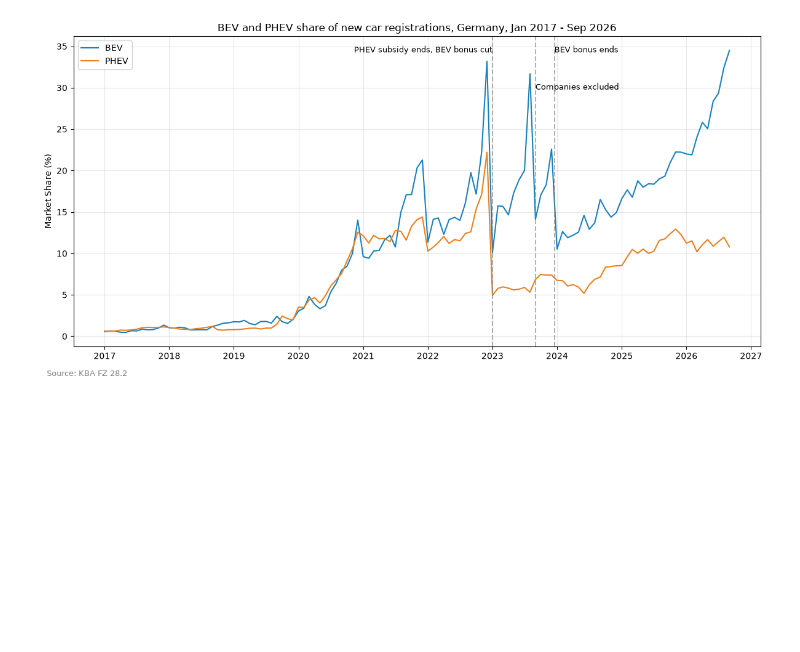
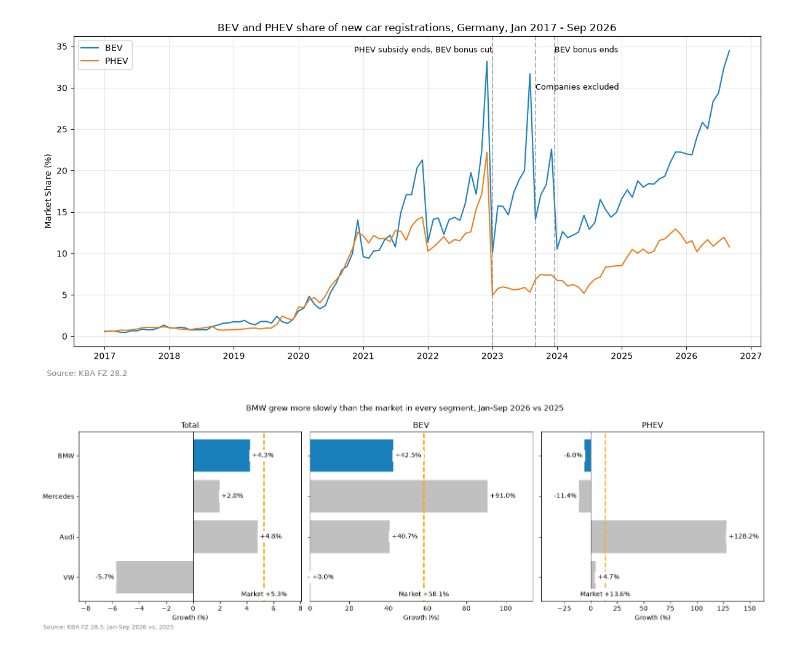
Before and after one commit to cankale/bmw-electric-vehicle-market-analysis, a Jupyter notebook: src/02_brand_analysis.ipynb, the cells around one changed output. Drawn from its saved outputs; the diff is of its cells as text; code cells hidden in the pictures; blank space fills up the shorter version.

```diff
--- a/src/02_brand_analysis.ipynb
+++ b/src/02_brand_analysis.ipynb
@@ -364,3 +364,71 @@ plt.savefig("../reports/figures/national_ev_share_trend.png", dpi=150)
 plt.show()
 # %% [output]
 [figure]
+# %%
+brands = ['bmw', 'mercedes', 'audi', 'vw']
+growth_cols = [col for col in final_df.columns if col.endswith("_growth_ytd")]
+
+brands_df = final_df.set_index('brand').loc[brands, growth_cols]
+
+assert len(brands_df) == 4
+# %%
+fig, axs = plt.subplots(1,3,figsize=(16, 5), sharey=True)
+categories = brands_df.columns
+colors = ['#1a80bb' if brand == 'bmw' else 'silver' for brand in brands_df.index]
+
+
+for ax, category in zip(axs, categories):
+    name = category.split('_')[0]
+    market_value = market_growth[name]
+
+
+    bars = ax.barh(brands_df.index.map({
+        'bmw': 'BMW',
+        'mercedes': 'Mercedes',
+        'audi': 'Audi',
+        'vw': 'VW'
+    }), brands_df[category], color=colors)
+    ax.bar_label(bars, fmt='%+.1f%%', padding=3, bbox=dict(facecolor='white', edgecolor='none'))
+    ax.set(
+        title= name.upper() if name != 'total' else name.capitalize(),
+        xlabel='Growth (%)'
+    )
+    ax.axvline(0, color='black', linewidth=0.8)
+
+    ax.axvline(
+        market_growth[name],
+        color='orange',
+        linestyle='--',
+        linewidth=2,
+    )
+
+    ax.text(
+        market_value,
+        0.02,
+        f"Market {market_value:+.1f}%",
+        transform=ax.get_xaxis_transform(),
+        ha='center',
+        va='bottom',
+        bbox=dict(facecolor='white', edgecolor='none')
+    )
+    ax.margins(x=0.25)
+
+
+fig.text(
+        0.01, 0.01,
+    "Source: KBA FZ 28.5, Jan-Sep 2026 vs. 2025",
+    color='grey',
+    fontsize=9,
+    ha='left'
+
+    )
+
+fig.suptitle("BMW grew more slowly than the market in every segment, Jan-Sep 2026 vs 2025")
+ax.invert_yaxis()
+
+plt.tight_layout()
+fig.subplots_adjust(bottom=0.13)
+plt.savefig('../reports/figures/bmw_vs_competitors_growth.png', dpi=150)
+plt.show()
+# %% [output]
+[figure, added]
```
